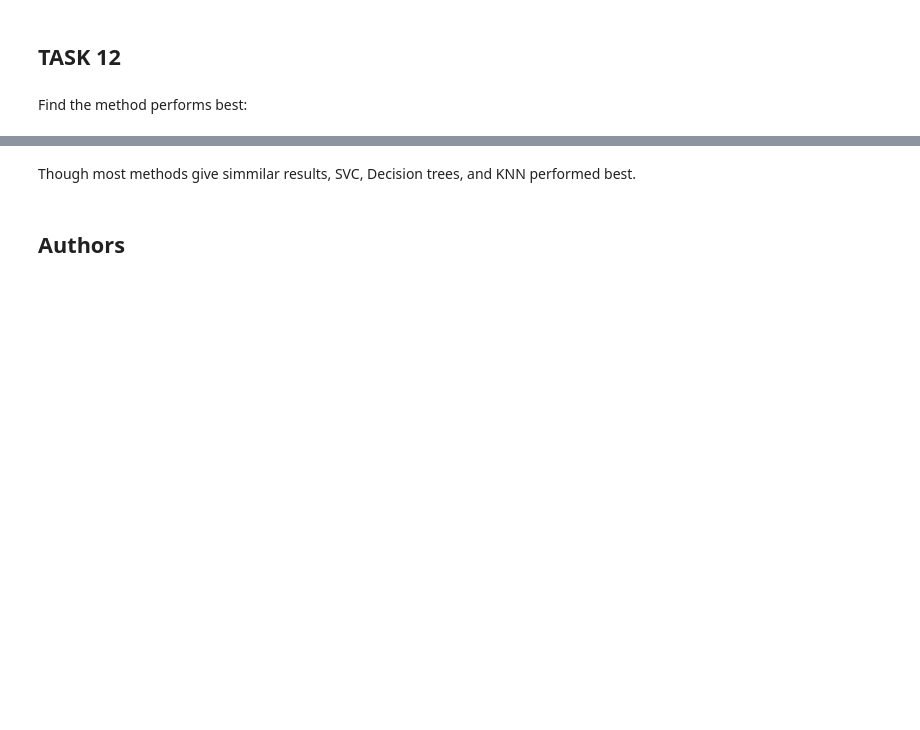
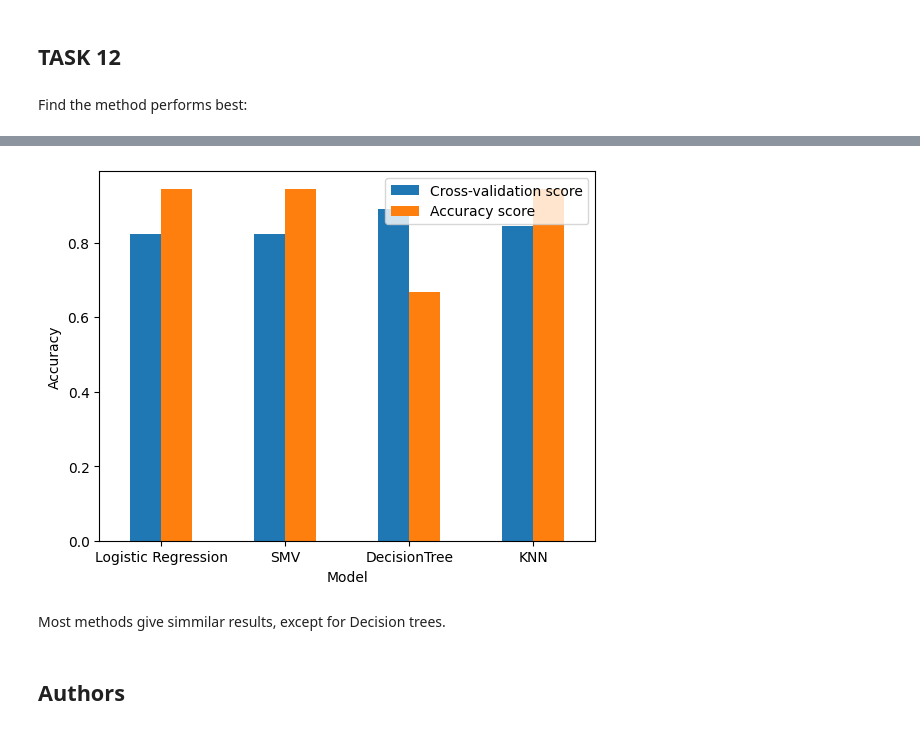
Before and after one commit to FS-coding/Coursera-IBM-Data_Science-FS, a Jupyter notebook: Applied Data Science Capstone/08. SpaceX-Machine-Learning-Prediction-Part-5-v1.ipynb, the cells around one changed output, grey strips where cells are left out. Drawn from its saved outputs; the diff is of its cells as text; code cells hidden in the pictures; blank space fills up the shorter version.

```diff
--- a/Applied Data Science Capstone/08. SpaceX-Machine-Learning-Prediction-Part-5-v1.ipynb
+++ b/Applied Data Science Capstone/08. SpaceX-Machine-Learning-Prediction-Part-5-v1.ipynb
@@ -219,7 +225,8 @@ accuracy : 0.8222222222222223
 # %% [markdown]
 Calculate the accuracy on the test data using the method <code>score</code>:
 # %%
-svm_cv.score(X_test, y_test)
+svm_cv_score = svm_cv.score(X_test, y_test)
+svm_cv_score
 # %% [output]
 0.9444444444444444
 # %% [markdown]
@@ -281,5 +288,6 @@ accuracy : 0.888888888888889
 # %% [markdown]
 Calculate the accuracy of tree_cv on the test data using the method <code>score</code>:
 # %%
-tree_cv.score(X_test, y_test)
+tree_cv_score = tree_cv.score(X_test, y_test)
+tree_cv_score
 # %% [output]
@@ -337,7 +345,8 @@ accuracy : 0.8444444444444444
 # %% [markdown]
 Calculate the accuracy of knn_cv on the test data using the method <code>score</code>:
 # %%
-knn_cv.score(X_test, y_test)
+knn_cv_score = knn_cv.score(X_test, y_test)
+knn_cv_score
 # %% [output]
 0.9444444444444444
 # %% [markdown]
@@ -351,3 +360,13 @@ plot_confusion_matrix(y_test, yhat)
 ## TASK  12
 # %% [markdown]
 Find the method performs best:
+# %%
+cross_val_scores = [logreg_cv.best_score_, svm_cv.best_score_, tree_cv.best_score_, knn_cv.best_score_]
+accuracy_scores = [logreg_cv_score, svm_cv_score, tree_cv_score, knn_cv_score]
+indexes = ['Logistic Regression', 'SMV', 'DecisionTree', 'KNN']
+
+accuracy_scores_df = pd.DataFrame({
+    'Cross-validation score': cross_val_scores,
+    'Accuracy score': accuracy_scores },
+    index=indexes)
+accuracy_scores_df
@@ -354,5 +379,13 @@ Find the method performs best:
+# %%
+accuracy_scores_df.plot(kind='bar')
+plt.xticks(rotation=0)
+plt.xlabel('Model')
+plt.ylabel('Accuracy')
+plt.show()
+# %% [output]
+[figure, added]
 # %% [markdown]
-Though most methods give simmilar results, SVC, Decision trees, and KNN performed best.
+Most methods give simmilar results, except for Decision trees.
 # %% [markdown]
 ## Authors
 # %% [markdown]
```
Also changed, not shown: parts of 11 cells of this notebook.
